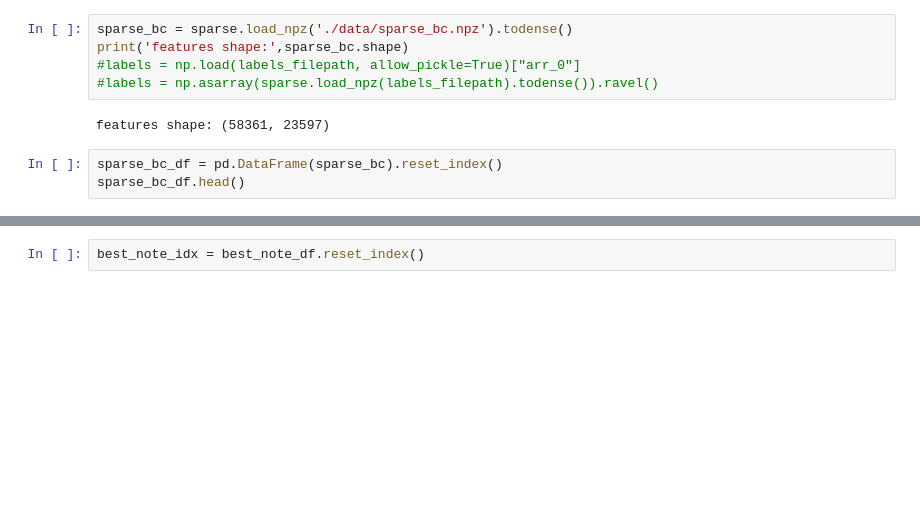
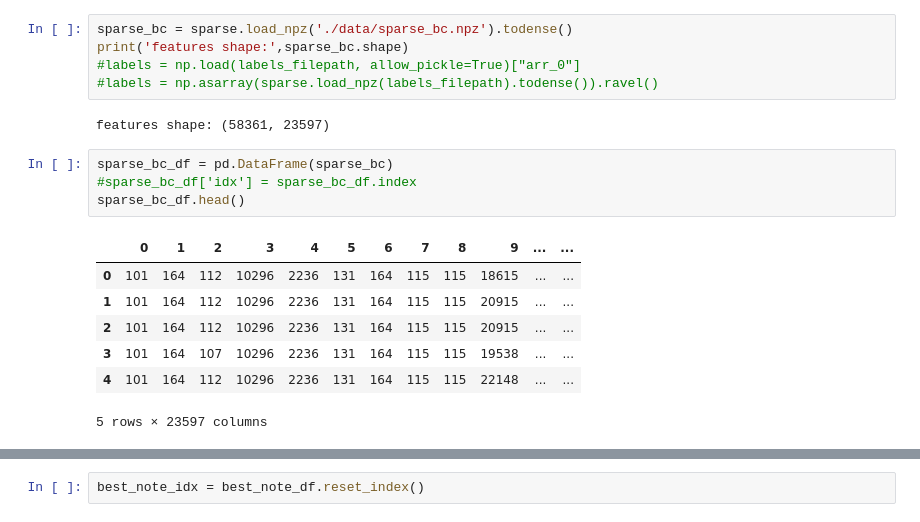
Before and after one commit to natalie-ayers/n2c2-track2-nlp-uchicago, a Jupyter notebook: label_processing.ipynb, the cells around one changed output, grey strips where cells are left out. Drawn from its saved outputs; the diff is of its cells as text; blank space fills up the shorter version.

```diff
--- a/label_processing.ipynb
+++ b/label_processing.ipynb
@@ -602,5 +609,14 @@ print('features shape:',sparse_bc.shape)
 # %% [output]
 features shape: (58361, 23597)
 # %%
-sparse_bc_df = pd.DataFrame(sparse_bc).reset_index()
+sparse_bc_df = pd.DataFrame(sparse_bc)
+#sparse_bc_df['idx'] = sparse_bc_df.index
 sparse_bc_df.head()
+# %% [output]
+|  | 0 | 1 | 2 | 3 | 4 | 5 | 6 | 7 | 8 | 9 | ... | ... |
+| 0 | 101 | 164 | 112 | 10296 | 2236 | 131 | 164 | 115 | 115 | 18615 | ... | ... |
+| 1 | 101 | 164 | 112 | 10296 | 2236 | 131 | 164 | 115 | 115 | 20915 | ... | ... |
+| 2 | 101 | 164 | 112 | 10296 | 2236 | 131 | 164 | 115 | 115 | 20915 | ... | ... |
+| 3 | 101 | 164 | 107 | 10296 | 2236 | 131 | 164 | 115 | 115 | 19538 | ... | ... |
+| 4 | 101 | 164 | 112 | 10296 | 2236 | 131 | 164 | 115 | 115 | 22148 | ... | ... |
+5 rows × 23597 columns
```
Also changed, not shown: parts of 20 cells of this notebook, 2 other files.
